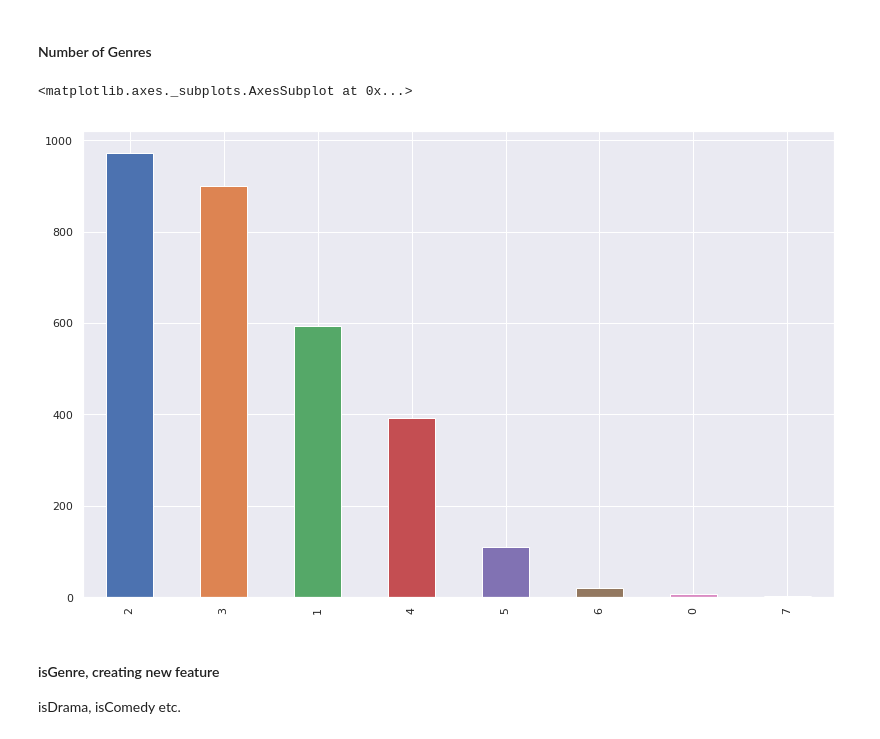
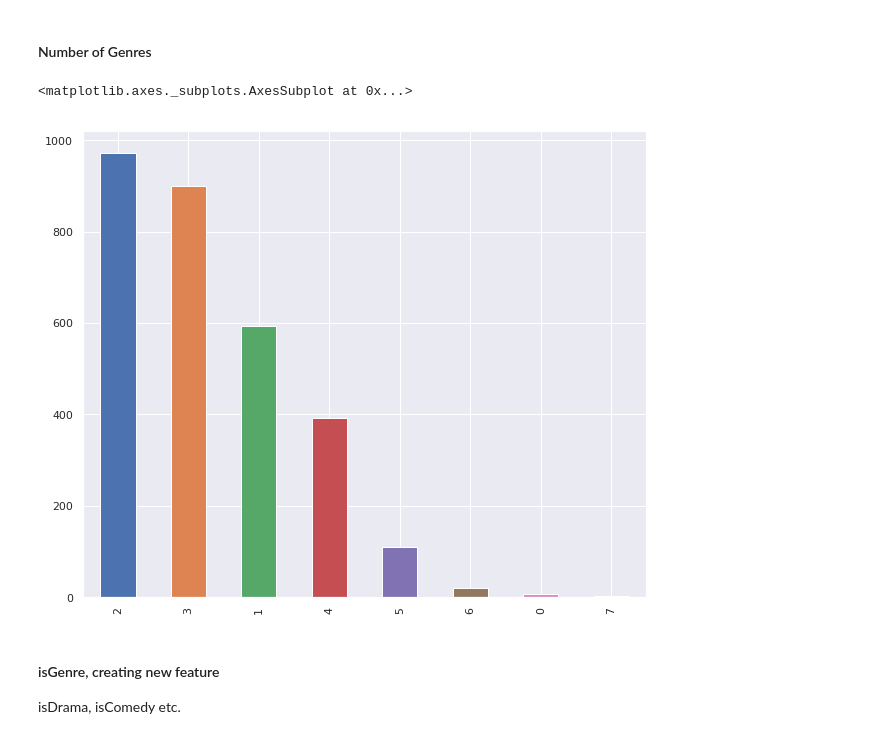
Before and after one commit to praxitelisk/TMDB-Box-Office-Prediction, a Jupyter notebook: TMDB Box Office Prediction EDA + ML.ipynb, the cells around one changed output. Saved outputs shown, nothing was run; the diff lists cells and outputs as text; code cells hidden in the pictures.

```diff
--- a/TMDB Box Office Prediction EDA + ML.ipynb
+++ b/TMDB Box Office Prediction EDA + ML.ipynb
@@ -151,12 +153,13 @@ genres_df.plot.bar()
 # %% [markdown]
 #### Number of Genres
 # %%
-sns.set(rc={'figure.figsize':(12,8)})
+sns.set(rc={'figure.figsize':(9,8)})
 train_df['num_genres'] = train_df['genres_processed'].apply(lambda x: len(x) if x != {} else 0)
+test_df['num_genres'] = test_df['genres_processed'].apply(lambda x: len(x) if x != {} else 0)
 train_df['num_genres'].value_counts().plot.bar()
 # %% [output]
 <matplotlib.axes._subplots.AxesSubplot at 0x...>
-[figure, old version]
+[figure, new version]
 # %% [markdown]
 #### isGenre, creating new feature
 isDrama, isComedy etc.
```
Also changed, not shown: parts of 19 cells of this notebook.
